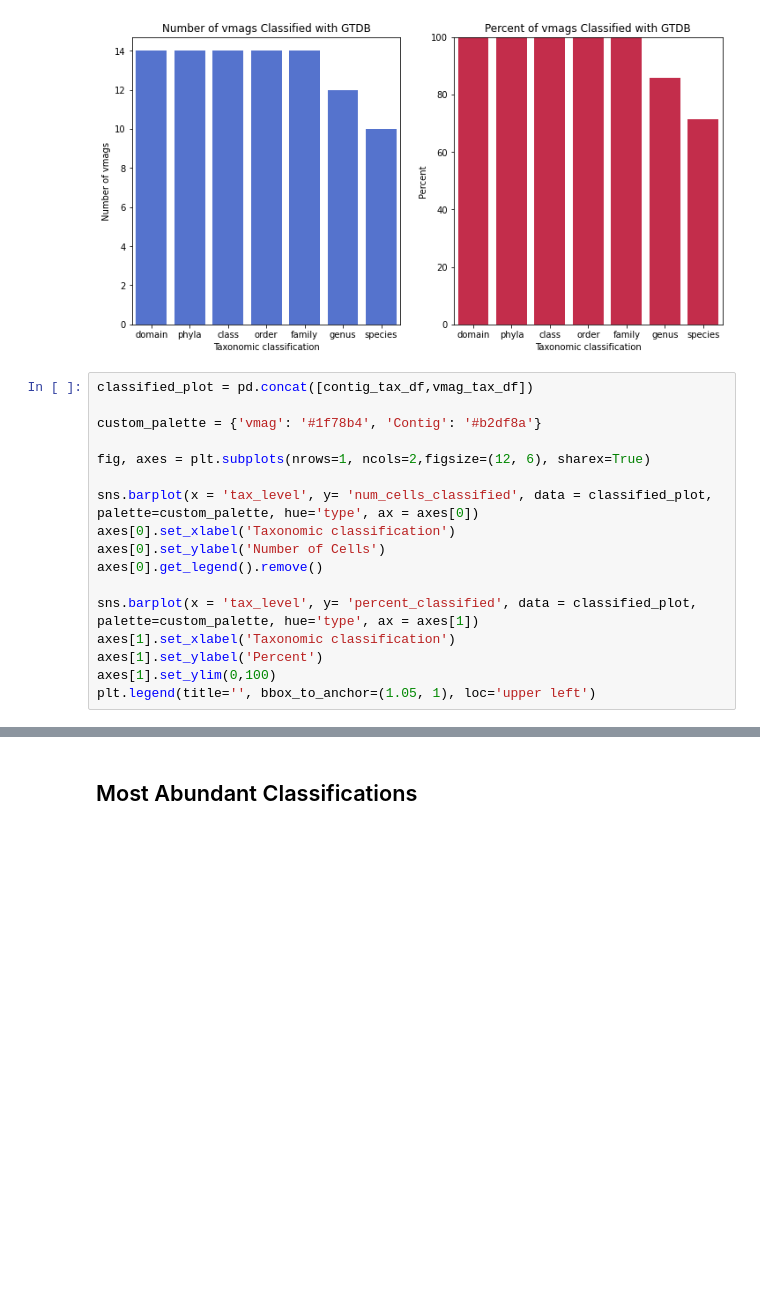
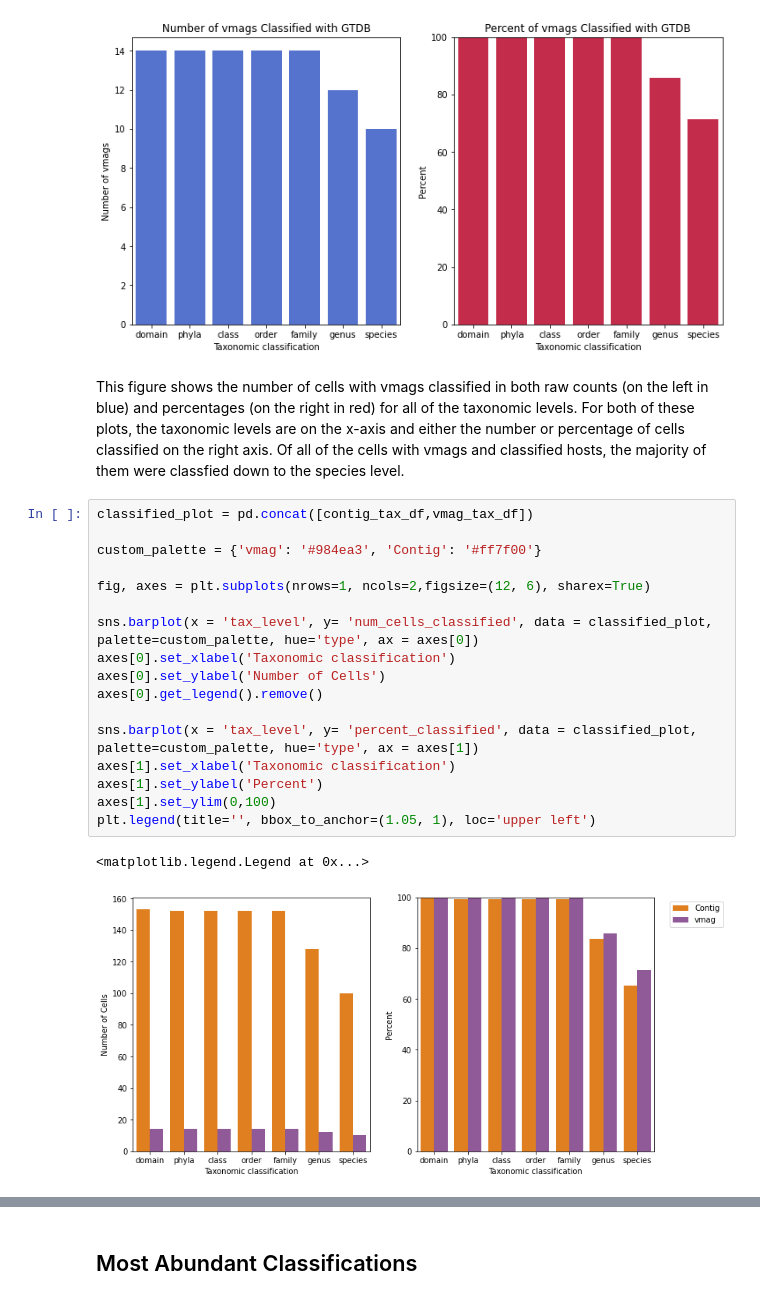
Before and after one commit to mdherring/OMZ_MH_Analysis, a Jupyter notebook: gtdb-tk/02_pm_contig_vs_vmag_gtdb.ipynb, the cells around one changed output, grey strips where cells are left out. Drawn from its saved outputs; the diff is of its cells as text; blank space fills up the shorter version.

```diff
--- a/gtdb-tk/02_pm_contig_vs_vmag_gtdb.ipynb
+++ b/gtdb-tk/02_pm_contig_vs_vmag_gtdb.ipynb
@@ -166,20 +168,25 @@ There are 10 cells annotated to species .
 6   species                    10           71.428571  vmag
 Text(0.5, 1.0, 'Percent of vmags Classified with GTDB')
 [figure]
+# %% [markdown]
+This figure shows the number of cells with vmags classified in both raw counts (on the left in blue) and percentages (on the right in red) for all of the taxonomic levels. For both of these plots, the taxonomic levels are on the x-axis and either the number or percentage of cells classified on the right axis. Of all of the cells with vmags and classified hosts, the majority of them were classfied down to the species level.
 # %%
 classified_plot = pd.concat([contig_tax_df,vmag_tax_df])
 
-custom_palette = {'vmag': '#1f78b4', 'Contig': '#b2df8a'}
+custom_palette = {'vmag': '#984ea3', 'Contig': '#ff7f00'}
 
 fig, axes = plt.subplots(nrows=1, ncols=2,figsize=(12, 6), sharex=True)
 
 sns.barplot(x = 'tax_level', y= 'num_cells_classified', data = classified_plot, palette=custom_palette, hue='type', ax = axes[0])
 axes[0].set_xlabel('Taxonomic classification')
 axes[0].set_ylabel('Number of Cells')
 axes[0].get_legend().remove()
 
 sns.barplot(x = 'tax_level', y= 'percent_classified', data = classified_plot, palette=custom_palette, hue='type', ax = axes[1])
 axes[1].set_xlabel('Taxonomic classification')
 axes[1].set_ylabel('Percent')
 axes[1].set_ylim(0,100)
 plt.legend(title='', bbox_to_anchor=(1.05, 1), loc='upper left')
+# %% [output]
+<matplotlib.legend.Legend at 0x...>
+[figure, added]
```
Also changed, not shown: parts of 6 cells of this notebook.
